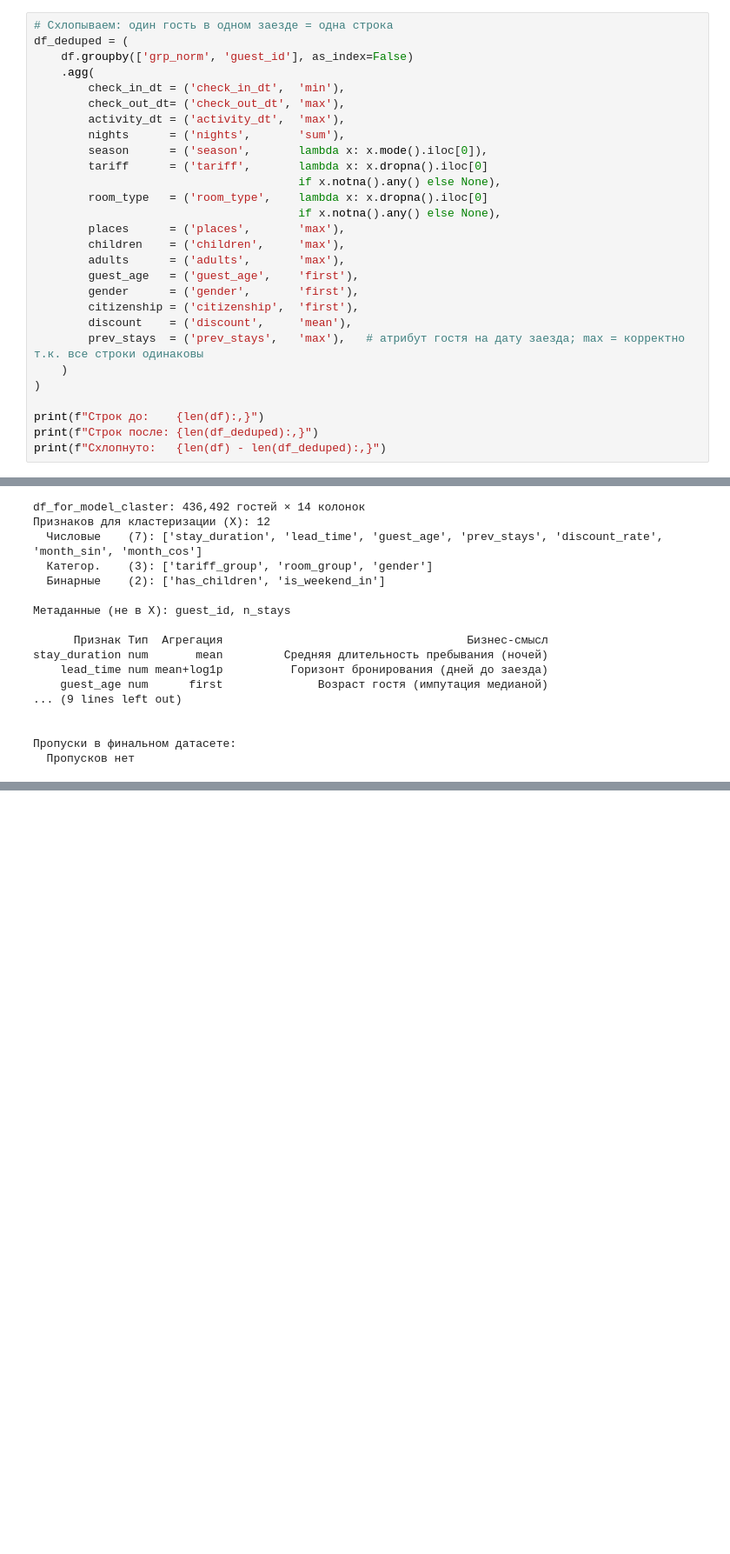
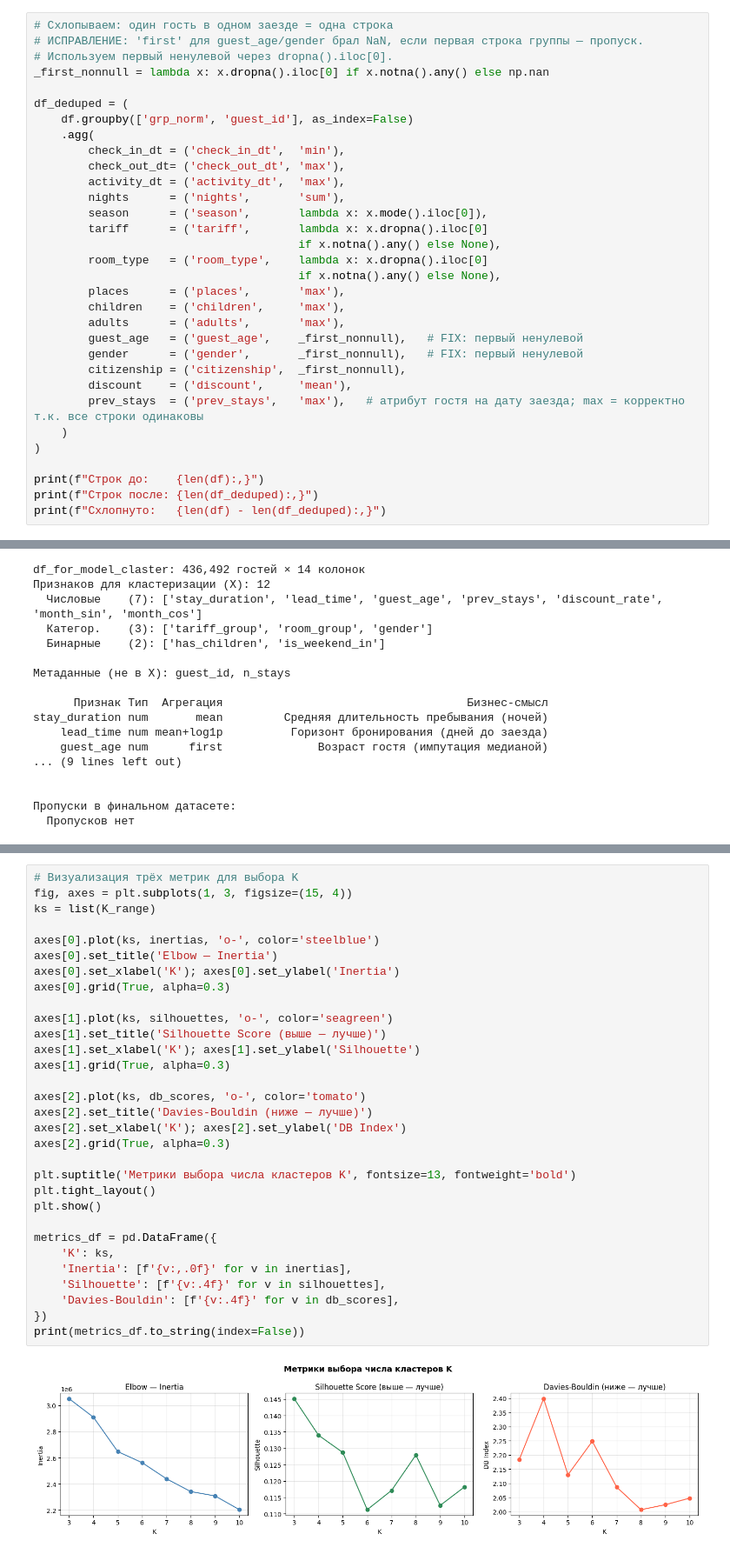
Before and after one commit to MSSAS/booking, a Jupyter notebook: ml/my_cl.ipynb, the cells around one changed output, grey strips where cells are left out. Shown at 87% size. Cells and saved outputs as stored; diff of their text form; blank space fills up the shorter version.

```diff
--- a/ml/my_cl.ipynb
+++ b/ml/my_cl.ipynb
@@ -279,6 +279,10 @@ print(f"(было ~39,449 до исправления)")
 (было ~39,449 до исправления)
 # %%
 # Схлопываем: один гость в одном заезде = одна строка
+# ИСПРАВЛЕНИЕ: 'first' для guest_age/gender брал NaN, если первая строка группы — пропуск.
+# Используем первый ненулевой через dropna().iloc[0].
+_first_nonnull = lambda x: x.dropna().iloc[0] if x.notna().any() else np.nan
+
 df_deduped = (
     df.groupby(['grp_norm', 'guest_id'], as_index=False)
     .agg(
@@ -294,9 +298,9 @@ df_deduped = (
         places      = ('places',       'max'),
         children    = ('children',     'max'),
         adults      = ('adults',       'max'),
-        guest_age   = ('guest_age',    'first'),
-        gender      = ('gender',       'first'),
-        citizenship = ('citizenship',  'first'),
+        guest_age   = ('guest_age',    _first_nonnull),   # FIX: первый ненулевой
+        gender      = ('gender',       _first_nonnull),   # FIX: первый ненулевой
+        citizenship = ('citizenship',  _first_nonnull),
         discount    = ('discount',     'mean'),
         prev_stays  = ('prev_stays',   'max'),   # атрибут гостя на дату заезда; max = корректно т.к. все строки одинаковы
     )
@@ -1268,0 +1550,33 @@ Length: 24, dtype: str
+# %%
+# Визуализация трёх метрик для выбора K
+fig, axes = plt.subplots(1, 3, figsize=(15, 4))
+ks = list(K_range)
+
+axes[0].plot(ks, inertias, 'o-', color='steelblue')
+axes[0].set_title('Elbow — Inertia')
+axes[0].set_xlabel('K'); axes[0].set_ylabel('Inertia')
+axes[0].grid(True, alpha=0.3)
+
+axes[1].plot(ks, silhouettes, 'o-', color='seagreen')
+axes[1].set_title('Silhouette Score (выше — лучше)')
+axes[1].set_xlabel('K'); axes[1].set_ylabel('Silhouette')
+axes[1].grid(True, alpha=0.3)
+
+axes[2].plot(ks, db_scores, 'o-', color='tomato')
+axes[2].set_title('Davies-Bouldin (ниже — лучше)')
+axes[2].set_xlabel('K'); axes[2].set_ylabel('DB Index')
+axes[2].grid(True, alpha=0.3)
+
+plt.suptitle('Метрики выбора числа кластеров K', fontsize=13, fontweight='bold')
+plt.tight_layout()
+plt.show()
+
+metrics_df = pd.DataFrame({
+    'K': ks,
+    'Inertia': [f'{v:,.0f}' for v in inertias],
+    'Silhouette': [f'{v:.4f}' for v in silhouettes],
+    'Davies-Bouldin': [f'{v:.4f}' for v in db_scores],
+})
+print(metrics_df.to_string(index=False))
+# %% [output]
+[figure, added]
```
Also changed, not shown: parts of 32 cells of this notebook, 5 other files.
